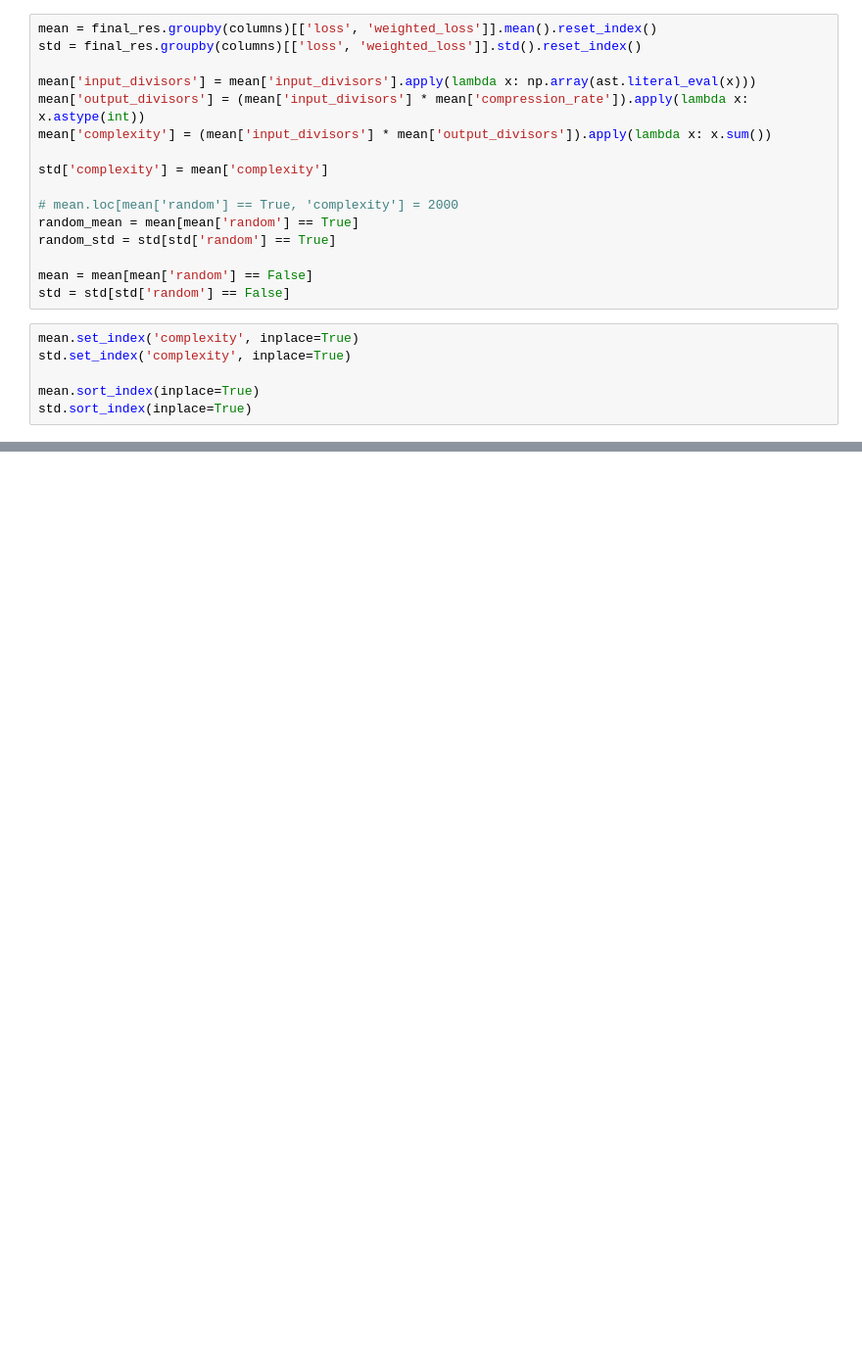
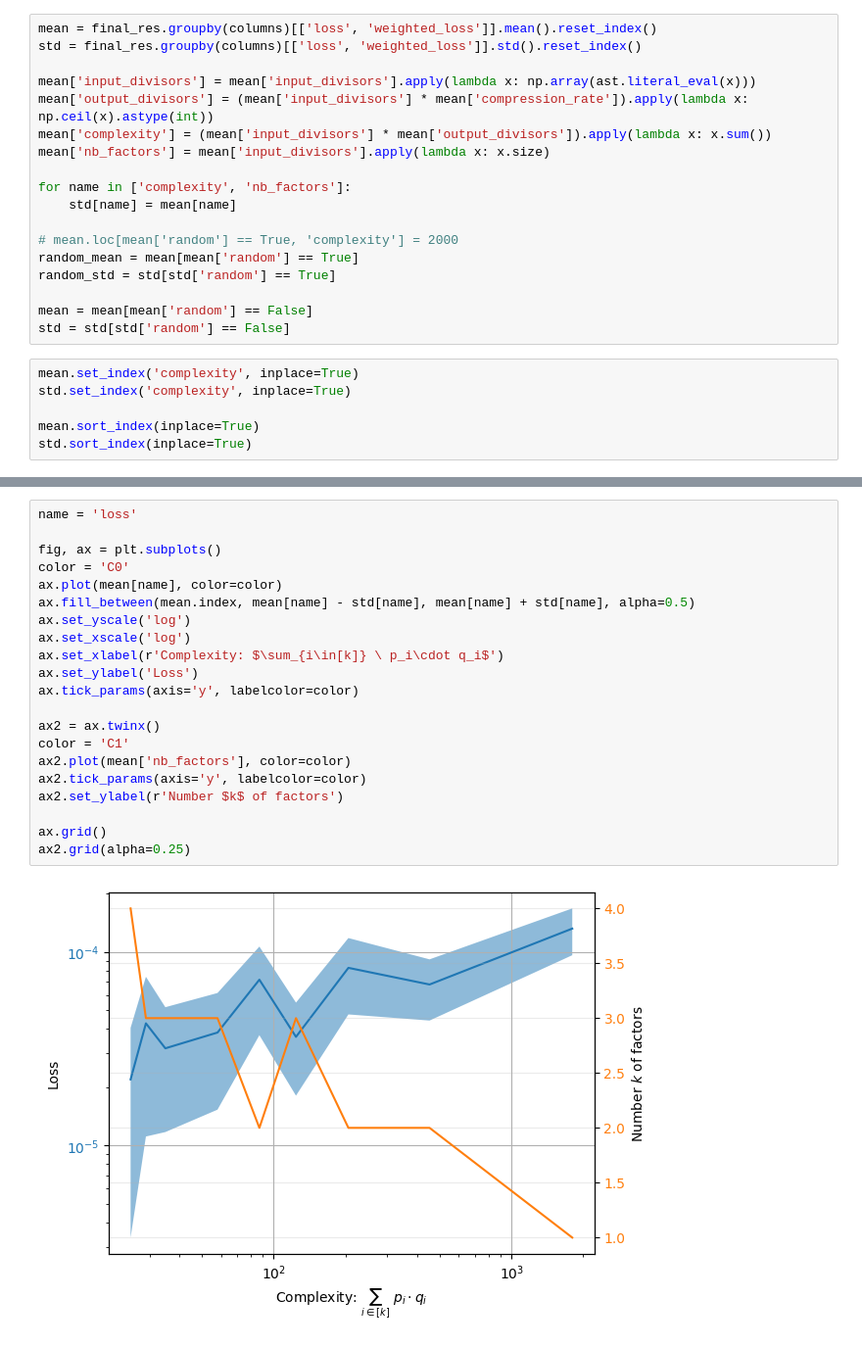
Before and after one commit to facebookresearch/pal, a Jupyter notebook: factorization/scratchpad.ipynb, the cells around one changed output, grey strips where cells are left out. Shown: that part at 98% size. Drawn from its saved outputs; the diff is of its cells as text; blank space fills up the shorter version.

```diff
--- a/factorization/scratchpad.ipynb
+++ b/factorization/scratchpad.ipynb
@@ -19,10 +19,12 @@ mean = final_res.groupby(columns)[['loss', 'weighted_loss']].mean().reset_index(
 std = final_res.groupby(columns)[['loss', 'weighted_loss']].std().reset_index()
 
 mean['input_divisors'] = mean['input_divisors'].apply(lambda x: np.array(ast.literal_eval(x)))
-mean['output_divisors'] = (mean['input_divisors'] * mean['compression_rate']).apply(lambda x: x.astype(int))
+mean['output_divisors'] = (mean['input_divisors'] * mean['compression_rate']).apply(lambda x: np.ceil(x).astype(int))
 mean['complexity'] = (mean['input_divisors'] * mean['output_divisors']).apply(lambda x: x.sum())
+mean['nb_factors'] = mean['input_divisors'].apply(lambda x: x.size)
 
-std['complexity'] = mean['complexity']
+for name in ['complexity', 'nb_factors']:
+    std[name] = mean[name]
 
 # mean.loc[mean['random'] == True, 'complexity'] = 2000
 random_mean = mean[mean['random'] == True]
@@ -77,0 +41,23 @@ plt.loglog()
+# %%
+name = 'loss'
+
+fig, ax = plt.subplots()
+color = 'C0'
+ax.plot(mean[name], color=color)
+ax.fill_between(mean.index, mean[name] - std[name], mean[name] + std[name], alpha=0.5)
+ax.set_yscale('log')
+ax.set_xscale('log')
+ax.set_xlabel(r'Complexity: $\sum_{i\in[k]} \ p_i\cdot q_i$')
+ax.set_ylabel('Loss')
+ax.tick_params(axis='y', labelcolor=color)
+
+ax2 = ax.twinx()
+color = 'C1'
+ax2.plot(mean['nb_factors'], color=color)
+ax2.tick_params(axis='y', labelcolor=color)
+ax2.set_ylabel(r'Number $k$ of factors')
+
+ax.grid()
+ax2.grid(alpha=0.25)
+# %% [output]
+[figure, added]
```
Also changed, not shown: parts of 4 cells of this notebook, 2 other files.
